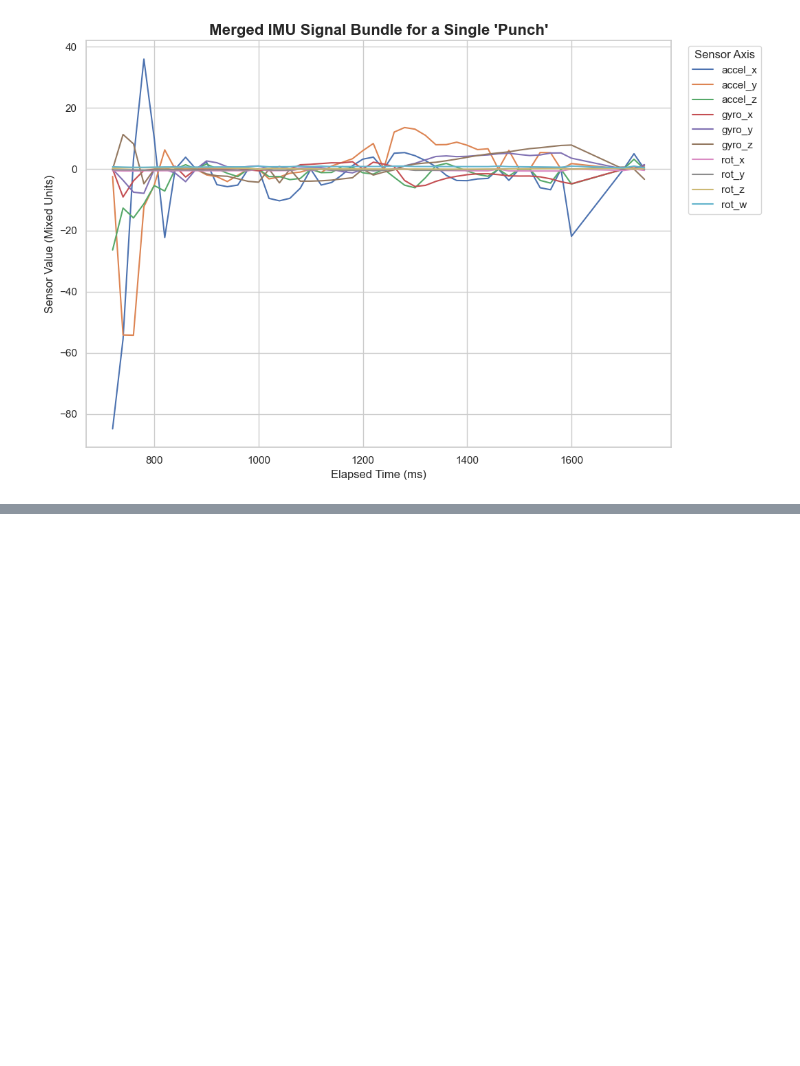
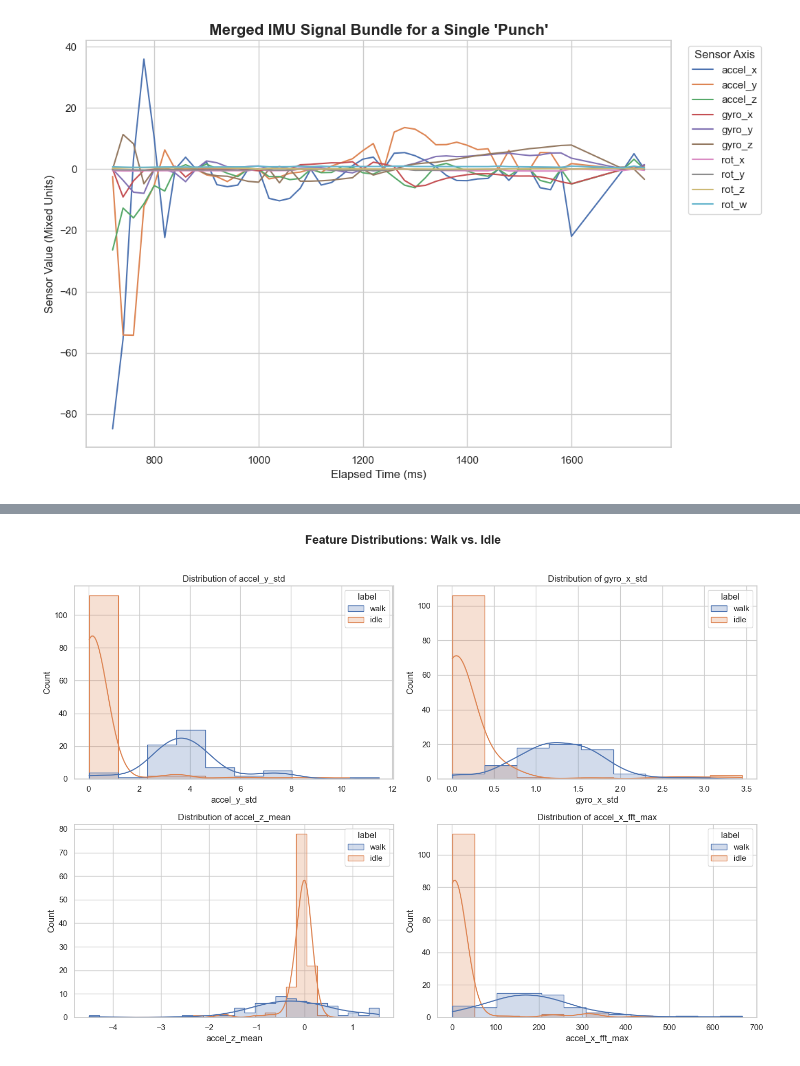
Before and after one commit to CarlKho-Minerva/v3pls, a Jupyter notebook: carl-appendix.ipynb, the cells around one changed output, grey strips where cells are left out. Saved outputs shown, nothing was run; the diff lists cells and outputs as text; code cells hidden in the pictures; blank space fills up the shorter version.

```diff
--- a/carl-appendix.ipynb
+++ b/carl-appendix.ipynb
@@ -171,0 +239,32 @@ except FileNotFoundError:
+# %%
+import seaborn as sns
+import matplotlib.pyplot as plt
+
+# --- I selected a few features I expected to be highly discriminative ---
+features_to_plot = [
+    "accel_y_std",  # Expect higher for 'walk' (arm swing)
+    "gyro_x_std",  # Expect higher for 'walk' (rotation)
+    "accel_z_mean",  # Might show different arm positions
+    "accel_x_fft_max",  # Expect higher frequency content for 'walk'
+]
+
+# Create a temporary DataFrame for plotting with seaborn
+plot_df = X_binary.copy()
+plot_df["label"] = [BINARY_CLASSES[i] for i in y_binary]
+
+# --- Create the plots ---
+sns.set_theme(style="whitegrid")
+fig, axes = plt.subplots(2, 2, figsize=(14, 10))
+fig.suptitle("Feature Distributions: Walk vs. Idle", fontsize=16, fontweight="bold")
+axes = axes.flatten()
+
+for i, feature in enumerate(features_to_plot):
+    sns.histplot(
+        data=plot_df, x=feature, hue="label", ax=axes[i], kde=True, element="step"
+    )
+    axes[i].set_title(f"Distribution of {feature}")
+
+plt.tight_layout(rect=[0, 0, 1, 0.96])
+plt.show()
+# %% [output]
+[figure, added]
```
Also changed, not shown: parts of 4 cells of this notebook, 2 other files.
